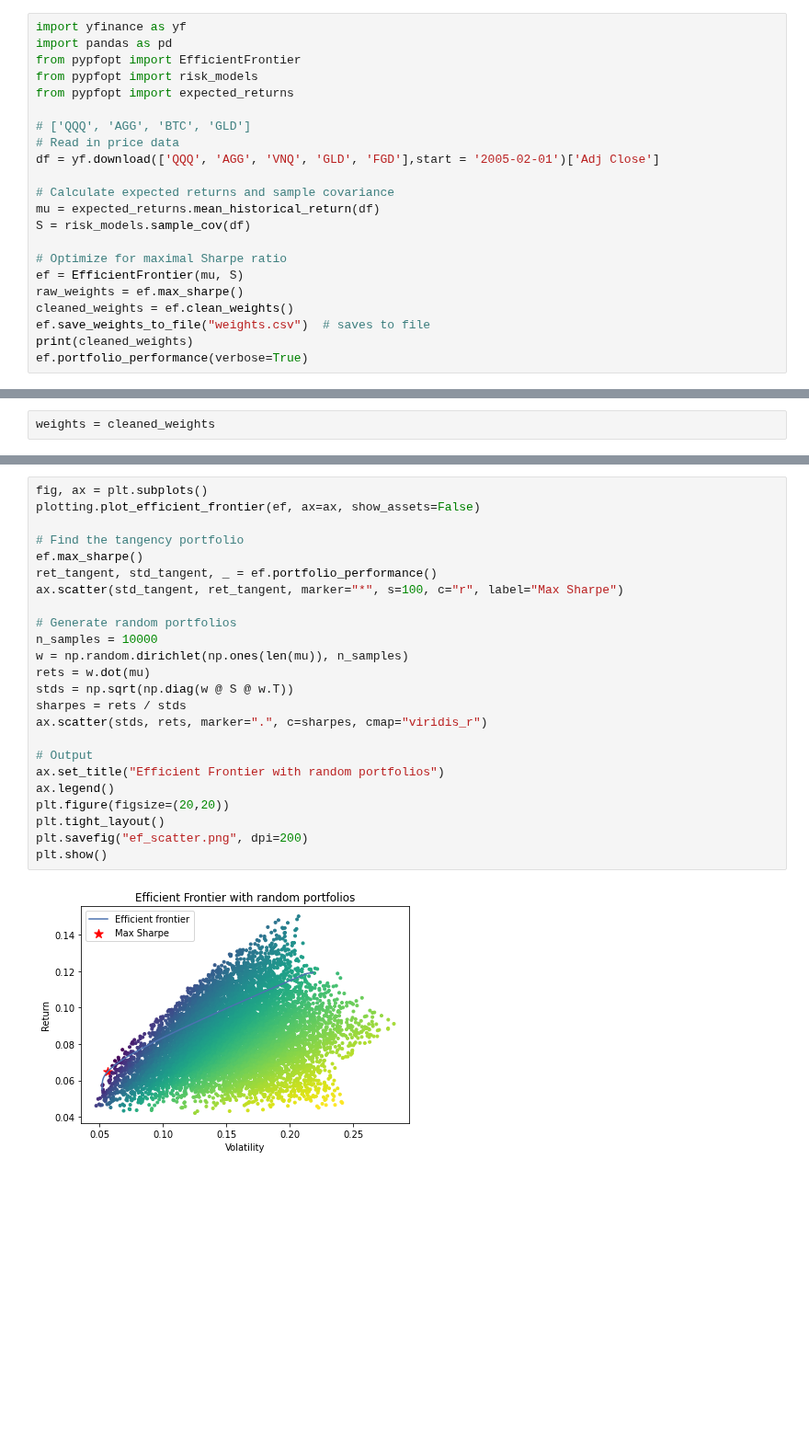
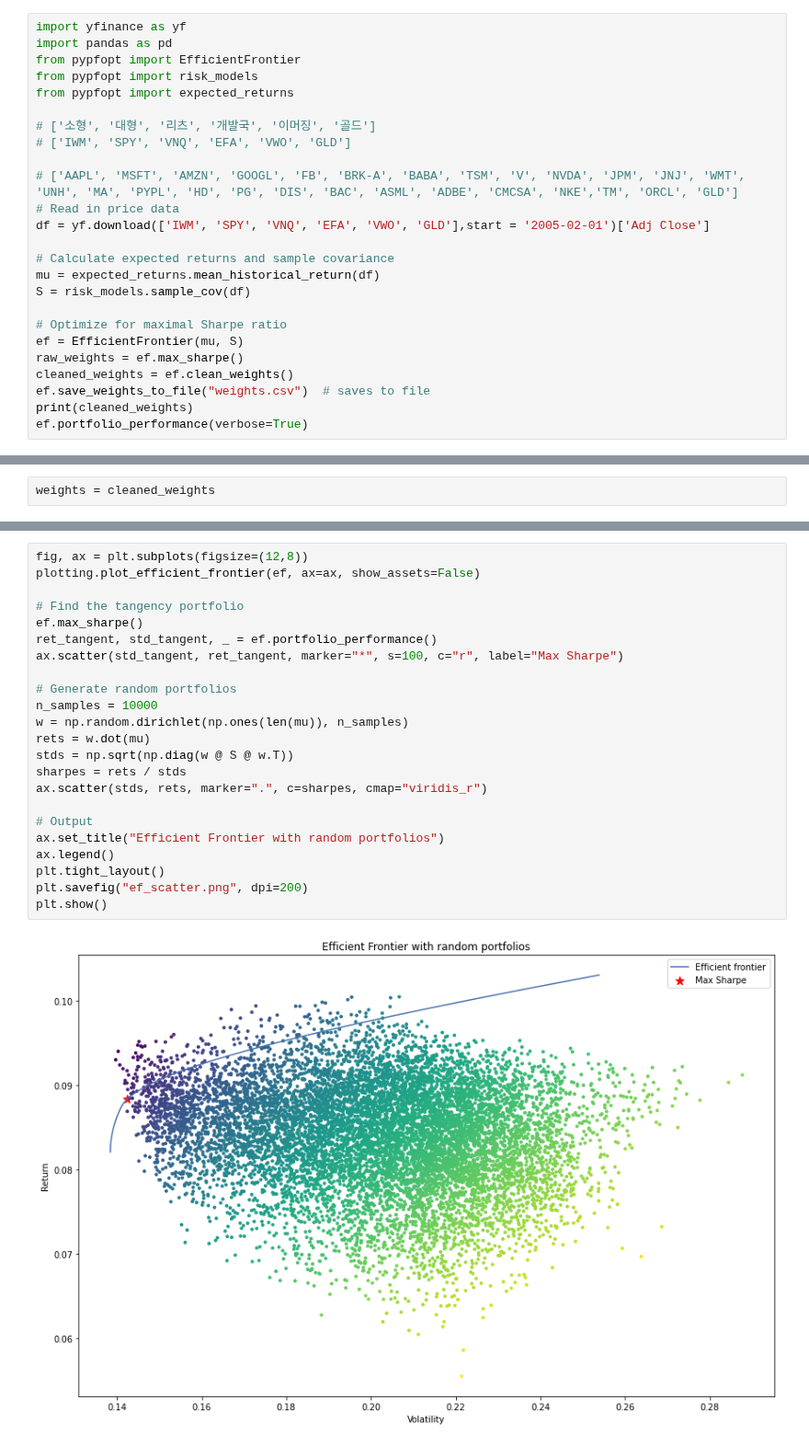
Before and after one commit to yeonghun00/stock-notes, a Jupyter notebook: portfolio optimization_asset.ipynb, the cells around one changed output, grey strips where cells are left out. Shown at 92% size. Cells and saved outputs as stored; diff of their text form; blank space fills up the shorter version.

```diff
--- a/portfolio optimization_asset.ipynb
+++ b/portfolio optimization_asset.ipynb
@@ -28,9 +28,12 @@ from pypfopt import EfficientFrontier
 from pypfopt import risk_models
 from pypfopt import expected_returns
 
-# ['QQQ', 'AGG', 'BTC', 'GLD']
+# ['소형', '대형', '리츠', '개발국', '이머징', '골드']
+# ['IWM', 'SPY', 'VNQ', 'EFA', 'VWO', 'GLD']
+
+# ['AAPL', 'MSFT', 'AMZN', 'GOOGL', 'FB', 'BRK-A', 'BABA', 'TSM', 'V', 'NVDA', 'JPM', 'JNJ', 'WMT', 'UNH', 'MA', 'PYPL', 'HD', 'PG', 'DIS', 'BAC', 'ASML', 'ADBE', 'CMCSA', 'NKE','TM', 'ORCL', 'GLD']
 # Read in price data
-df = yf.download(['QQQ', 'AGG', 'VNQ', 'GLD', 'FGD'],start = '2005-02-01')['Adj Close']
+df = yf.download(['IWM', 'SPY', 'VNQ', 'EFA', 'VWO', 'GLD'],start = '2005-02-01')['Adj Close']
 
 # Calculate expected returns and sample covariance
 mu = expected_returns.mean_historical_return(df)
@@ -83,26 +86,25 @@ plt.show()
 # %%
-fig, ax = plt.subplots()
+fig, ax = plt.subplots(figsize=(12,8))
 plotting.plot_efficient_frontier(ef, ax=ax, show_assets=False)
 
 # Find the tangency portfolio
 ef.max_sharpe()
 ret_tangent, std_tangent, _ = ef.portfolio_performance()
 ax.scatter(std_tangent, ret_tangent, marker="*", s=100, c="r", label="Max Sharpe")
 
 # Generate random portfolios
 n_samples = 10000
 w = np.random.dirichlet(np.ones(len(mu)), n_samples)
 rets = w.dot(mu)
 stds = np.sqrt(np.diag(w @ S @ w.T))
 sharpes = rets / stds
 ax.scatter(stds, rets, marker=".", c=sharpes, cmap="viridis_r")
 
 # Output
 ax.set_title("Efficient Frontier with random portfolios")
 ax.legend()
-plt.figure(figsize=(20,20))
 plt.tight_layout()
 plt.savefig("ef_scatter.png", dpi=200)
 plt.show()
 # %% [output]
-[figure, old version]
+[figure, new version]
```
Also changed, not shown: parts of 5 cells of this notebook.
